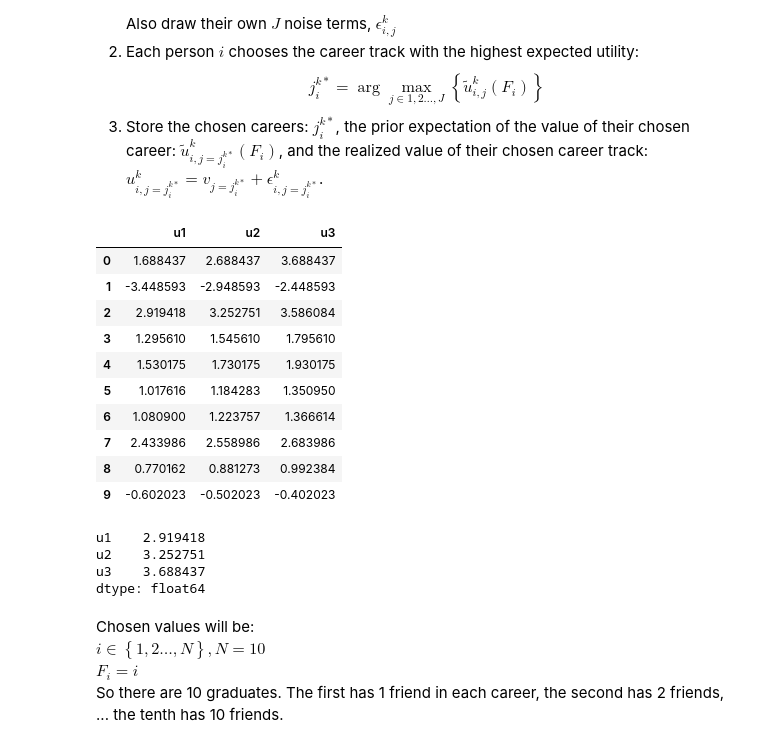
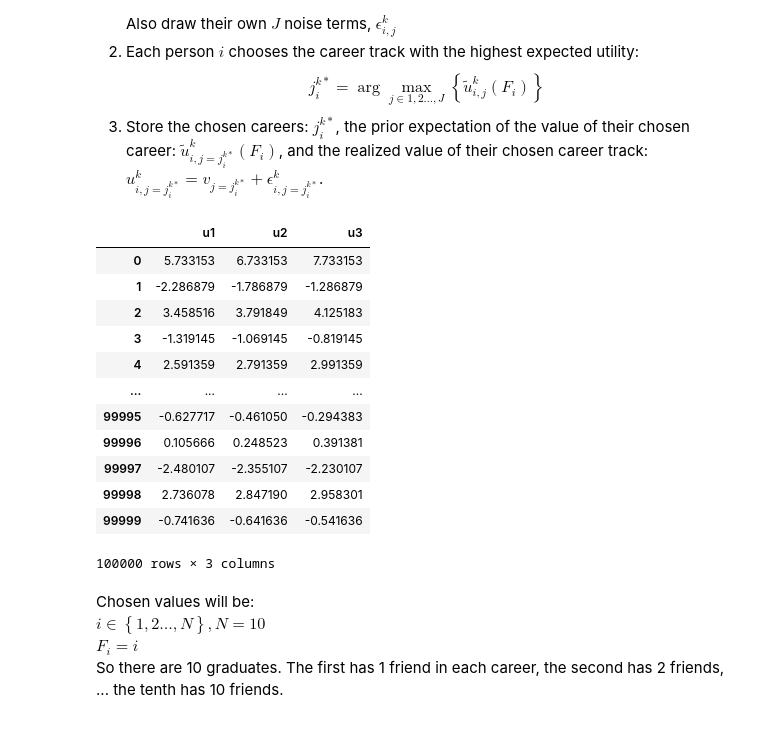
Before and after one commit to NumEconCopenhagen/projects-2024-jbh, a Jupyter notebook: examproject/exam_2024.ipynb, the cells around one changed output. Cells and saved outputs as stored; diff of their text form; code cells hidden in the pictures.

```diff
--- a/examproject/exam_2024.ipynb
+++ b/examproject/exam_2024.ipynb
@@ -401,40 +385,37 @@ Also draw their own $J$ noise terms, $\epsilon_{i,j}^k$
 # %%
 u_s = []
 
-for i in range(N):
-    eps_fjk = np.random.normal(0, sigma, size=J * F[i])
-    eps_ijk = np.random.normal(0, sigma, size=K)
-    u_bar = 1/(i+1)*(v+eps_fjk.sum())
+for k in range(K):
+    for i in range(N):
+        eps_kj = np.random.normal(0, sigma, size=J * F[i])
+        eps_ijk = [np.random.normal(0, sigma, size=K), np.random.normal(0, sigma, size=K), np.random.normal(0, sigma, size=K)]
 
-    u1, u2, u3 = u_bar
+        u_bar = 1/(i+1)*(v+eps_kj.sum())
 
-    u_s.append({
-        'u1': u1,
-        'u2': u2,
-        'u3': u3
-    })
+        u1, u2, u3 = u_bar
+
+        u_s.append({
+            'u1': u1,
+            'u2': u2,
+            'u3': u3
+        })
 
 tab4 = pd.DataFrame(u_s)
 tab4
 # %% [output]
 |  | u1 | u2 | u3 |
-| 0 | 1.688437 | 2.688437 | 3.688437 |
-| 1 | -3.448593 | -2.948593 | -2.448593 |
-| 2 | 2.919418 | 3.252751 | 3.586084 |
-| 3 | 1.295610 | 1.545610 | 1.795610 |
-| 4 | 1.530175 | 1.730175 | 1.930175 |
-| 5 | 1.017616 | 1.184283 | 1.350950 |
-| 6 | 1.080900 | 1.223757 | 1.366614 |
-| 7 | 2.433986 | 2.558986 | 2.683986 |
-| 8 | 0.770162 | 0.881273 | 0.992384 |
-| 9 | -0.602023 | -0.502023 | -0.402023 |
+| 0 | 5.733153 | 6.733153 | 7.733153 |
+| 1 | -2.286879 | -1.786879 | -1.286879 |
+| 2 | 3.458516 | 3.791849 | 4.125183 |
+| 3 | -1.319145 | -1.069145 | -0.819145 |
+| 4 | 2.591359 | 2.791359 | 2.991359 |
+| ... | ... | ... | ... |
+| 99995 | -0.627717 | -0.461050 | -0.294383 |
+| 99996 | 0.105666 | 0.248523 | 0.391381 |
+| 99997 | -2.480107 | -2.355107 | -2.230107 |
+| 99998 | 2.736078 | 2.847190 | 2.958301 |
+| 99999 | -0.741636 | -0.641636 | -0.541636 |
+100000 rows × 3 columns
-# %%
-tab4.max()
-# %% [output]
-u1    2.919418
-u2    3.252751
-u3    3.688437
-dtype: float64
 # %% [markdown]
 Chosen values will be: <br>
 $i\in\left\{1,2\dots,N\right\}, N=10$ <br>
```
Also changed, not shown: parts of 22 cells of this notebook.
